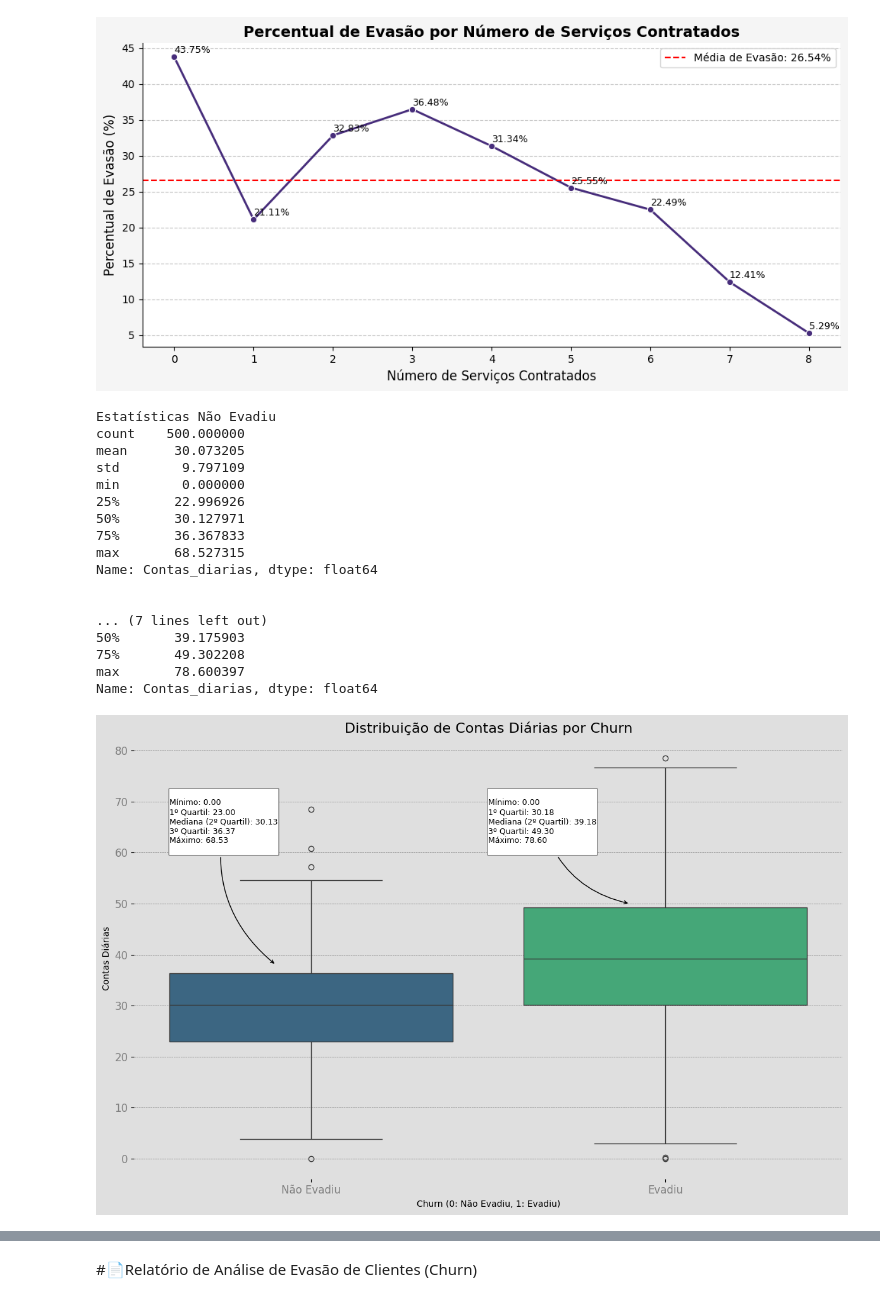
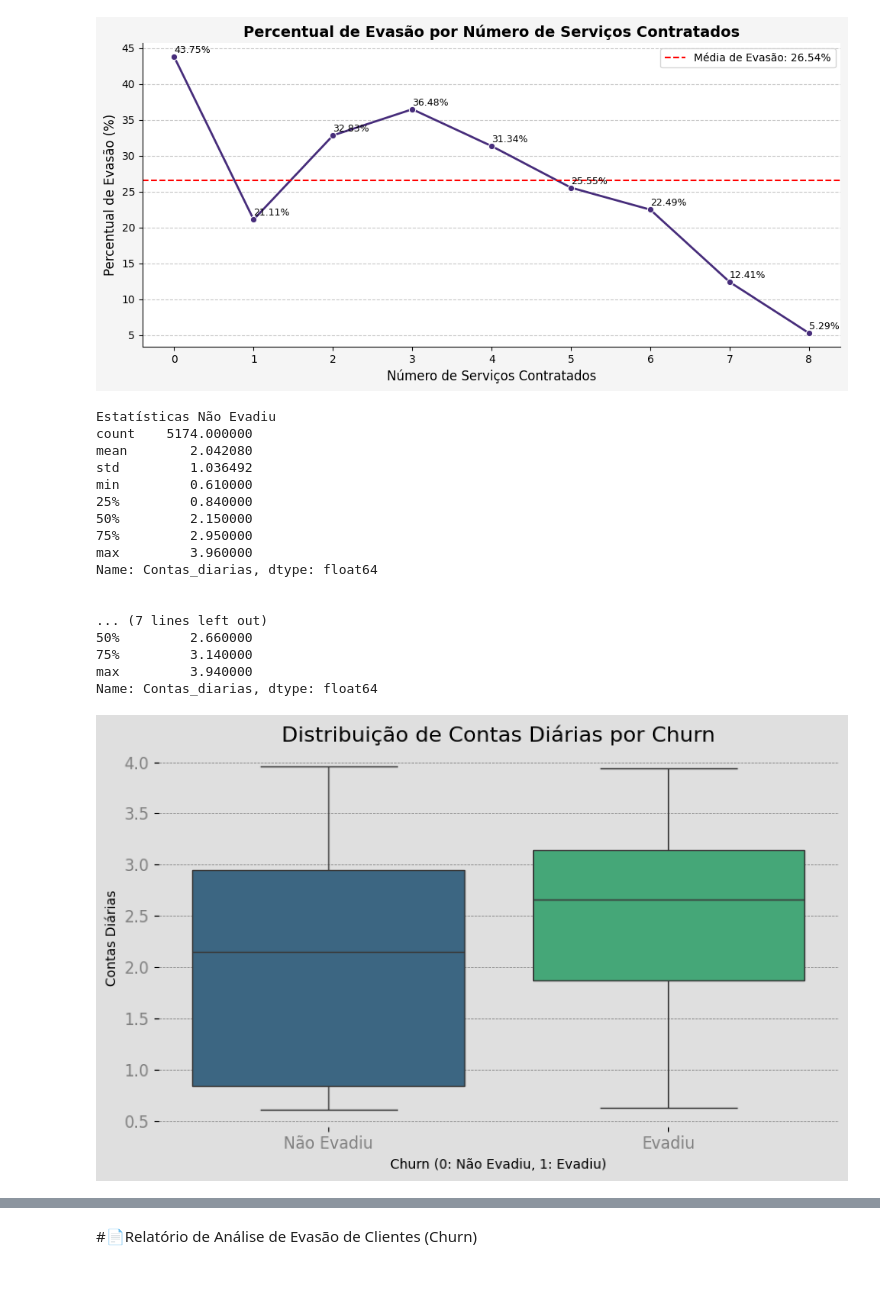
Before and after one commit to Raybarreto/Challenge2_TelecomX_I, a Jupyter notebook: Telecom_BR.ipynb, the cells around one changed output, grey strips where cells are left out. Saved outputs shown, nothing was run; the diff lists cells and outputs as text; code cells hidden in the pictures.

```diff
--- a/Telecom_BR.ipynb
+++ b/Telecom_BR.ipynb
@@ -192,0 +235,3 @@ memory usage: 1.2+ MB
+# %%
+#Removendo linhas com informação de NaN
+df = df.dropna(subset=['Churn'])
@@ -508,28 +557,17 @@ Percentual de Churn por Número de Serviços Contratados:
 | 8                 | 5.29    |
 [figure]
 # %%
-np.random.seed(42)
-dados_nao_evadiram = {
-    'Contas_diarias': np.random.normal(loc=30, scale=10, size=500).clip(min=0),
-    'Churn': 0
-}
-dados_evadiram = {
-    'Contas_diarias': np.random.normal(loc=40, scale=15, size=200).clip(min=0),
-    'Churn': 1
-}
-df_encoded_2 = pd.concat([pd.DataFrame(dados_nao_evadiram), pd.DataFrame(dados_evadiram)], ignore_index=True)
-
 AZUL_1 = '#1f77b4'
 BRANCO = 'white'
 CINZA_3 = '#808080'
 PRETO = 'black'
 CINZA_1 = '#dfdfdf'
 
-plt.figure(figsize=(12, 8), facecolor=CINZA_1)
+plt.figure(figsize=(8, 5), facecolor=CINZA_1)
 ax = plt.axes()
 ax.set_facecolor(CINZA_1)
 custom_palette_binary = sns.color_palette("viridis", n_colors=2)
-ax = sns.boxplot(x='Churn', y='Contas_diarias', data=df_encoded_2, hue='Churn', palette=custom_palette_binary, legend=False)
+ax = sns.boxplot(x='Churn', y='Contas_diarias', data=df_encoded, hue='Churn', palette=custom_palette_binary, legend=False)
 
 plt.title('Distribuição de Contas Diárias por Churn', fontsize=16 )
 plt.xlabel('Churn (0: Não Evadiu, 1: Evadiu)')
@@ -541,8 +579,8 @@ ax.set_axisbelow(True)
 ax.yaxis.grid(color='gray', linestyle='--', linewidth=0.5)
 
 # --- Análise Descritiva ---
-stats_churn_0 = df_encoded_2[df_encoded_2['Churn'] == 0]['Contas_diarias'].describe()
-stats_churn_1 = df_encoded_2[df_encoded_2['Churn'] == 1]['Contas_diarias'].describe()
+stats_churn_0 = df_encoded[df_encoded['Churn'] == 0]['Contas_diarias'].describe()
+stats_churn_1 = df_encoded[df_encoded['Churn'] == 1]['Contas_diarias'].describe()
 
 print("\nEstatísticas Não Evadiu")
 print (stats_churn_0)
@@ -558,42 +596,42 @@ Mínimo: {stats_churn_0['min']:.2f}
 Mediana (2º Quartil): {stats_churn_0['50%']:.2f}
 3º Quartil: {stats_churn_0['75%']:.2f}
 Máximo: {stats_churn_0['max']:.2f}
 """
 
 texto_anotacao_evadiu = f"""
 Mínimo: {stats_churn_1['min']:.2f}
 1º Quartil: {stats_churn_1['25%']:.2f}
 Mediana (2º Quartil): {stats_churn_1['50%']:.2f}
 3º Quartil: {stats_churn_1['75%']:.2f}
 Máximo: {stats_churn_1['max']:.2f}
 """
 
 ax.annotate(texto_anotacao_nao_evadiu, xy=(-0.1, 38), xytext=(-0.4, 60), fontsize=9, color=PRETO,
             bbox=dict(boxstyle="round,pad=0.1", edgecolor=CINZA_3, facecolor=BRANCO),
             arrowprops=dict(facecolor=PRETO, arrowstyle="->", connectionstyle="arc3,rad=0.3"))
 
 ax.annotate(texto_anotacao_evadiu, xy=(0.9, 50), xytext=(0.5, 60), fontsize=9, color=PRETO,
             bbox=dict(boxstyle="round,pad=0.1", edgecolor=CINZA_3, facecolor=BRANCO),
             arrowprops=dict(facecolor=PRETO, arrowstyle="->", connectionstyle="arc3,rad=0.3"))
 
 plt.tight_layout()
 plt.show()
 # %% [output]
 Estatísticas Não Evadiu
-count    500.000000
-mean      30.073205
-std        9.797109
-min        0.000000
-25%       22.996926
-50%       30.127971
-75%       36.367833
-max       68.527315
+count    5174.000000
+mean        2.042080
+std         1.036492
+min         0.610000
+25%         0.840000
+50%         2.150000
+75%         2.950000
+max         3.960000
 Name: Contas_diarias, dtype: float64
 
 
 ... (7 lines left out)
-50%       39.175903
-75%       49.302208
-max       78.600397
+50%         2.660000
+75%         3.140000
+max         3.940000
 Name: Contas_diarias, dtype: float64
-[figure, old version]
+[figure, new version]
```
Also changed, not shown: parts of 10 cells of this notebook.
